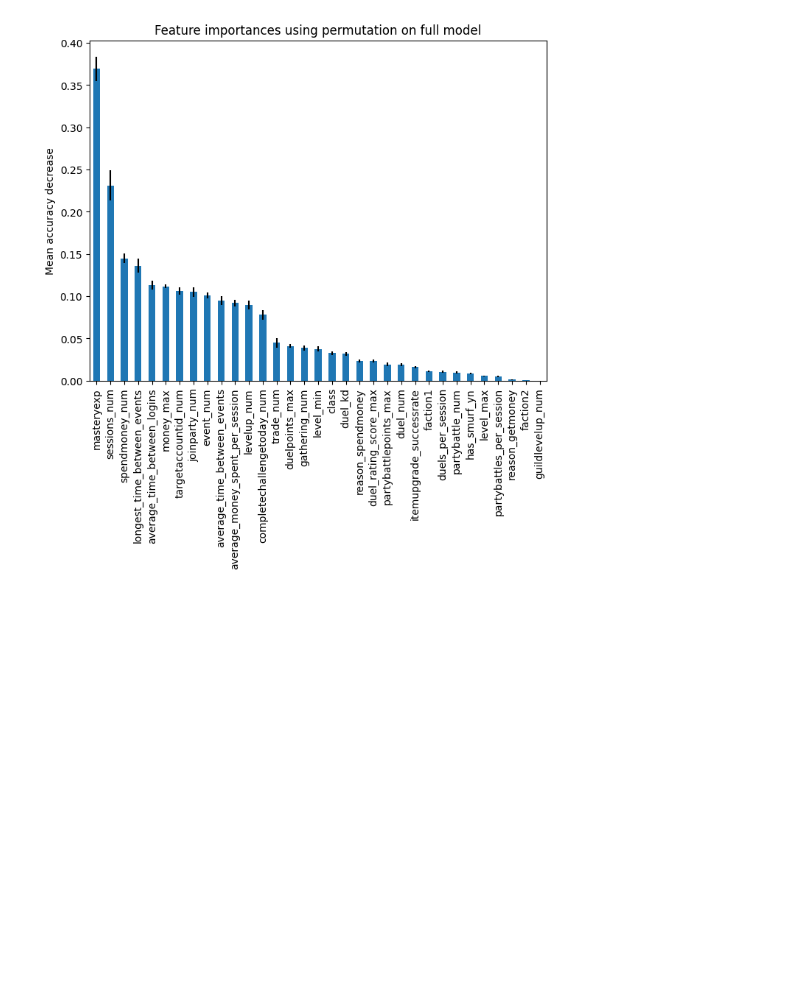
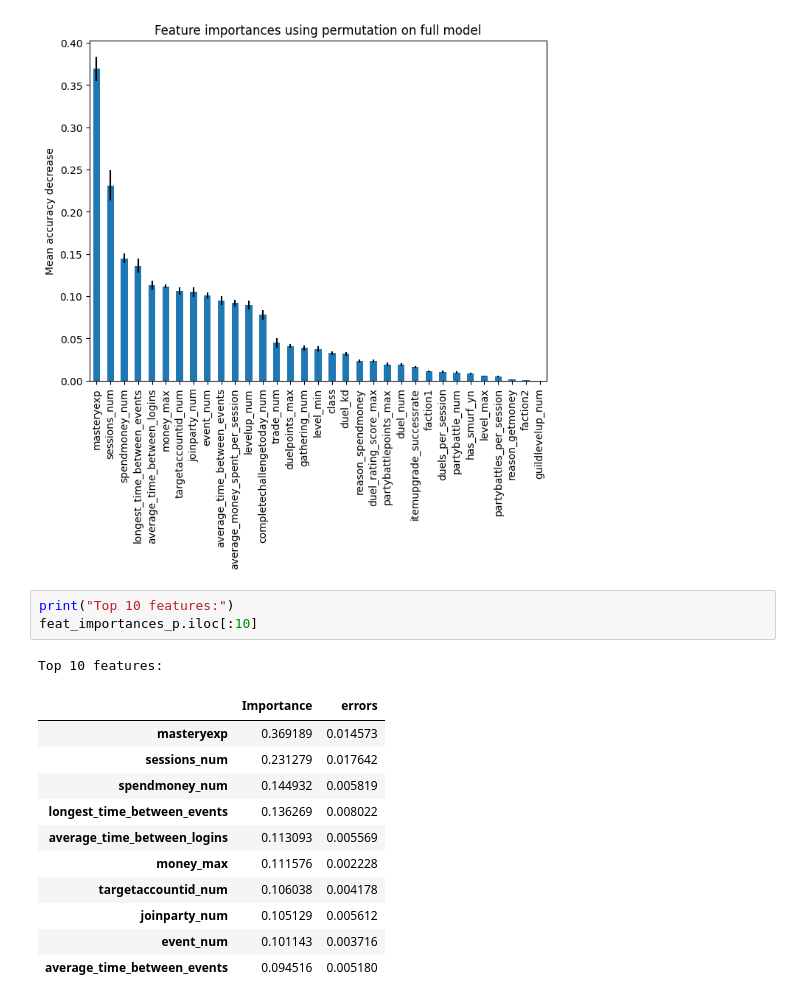
Before and after one commit to THKoeln-DIS29/2022-dis29-team4, a Jupyter notebook: feature_importance_cross_val_f1_tree.ipynb, the cells around one changed output. Cells and saved outputs as stored; diff of their text form; blank space fills up the shorter version.

```diff
--- a/feature_importance_cross_val_f1_tree.ipynb
+++ b/feature_importance_cross_val_f1_tree.ipynb
@@ -293,3 +293,19 @@ feat_importances_p['Importance'].plot(kind='bar', figsize=(8,6), ax=ax, yerr=fea
 # %% [output]
 <AxesSubplot: title={'center': 'Feature importances using permutation on full model'}, ylabel='Mean accuracy decrease'>
 [figure]
+# %%
+print("Top 10 features:")
+feat_importances_p.iloc[:10]
+# %% [output]
+Top 10 features:
+|  | Importance | errors |
+| masteryexp | 0.369189 | 0.014573 |
+| sessions_num | 0.231279 | 0.017642 |
+| spendmoney_num | 0.144932 | 0.005819 |
+| longest_time_between_events | 0.136269 | 0.008022 |
+| average_time_between_logins | 0.113093 | 0.005569 |
+| money_max | 0.111576 | 0.002228 |
+| targetaccountid_num | 0.106038 | 0.004178 |
+| joinparty_num | 0.105129 | 0.005612 |
+| event_num | 0.101143 | 0.003716 |
+| average_time_between_events | 0.094516 | 0.005180 |
```
